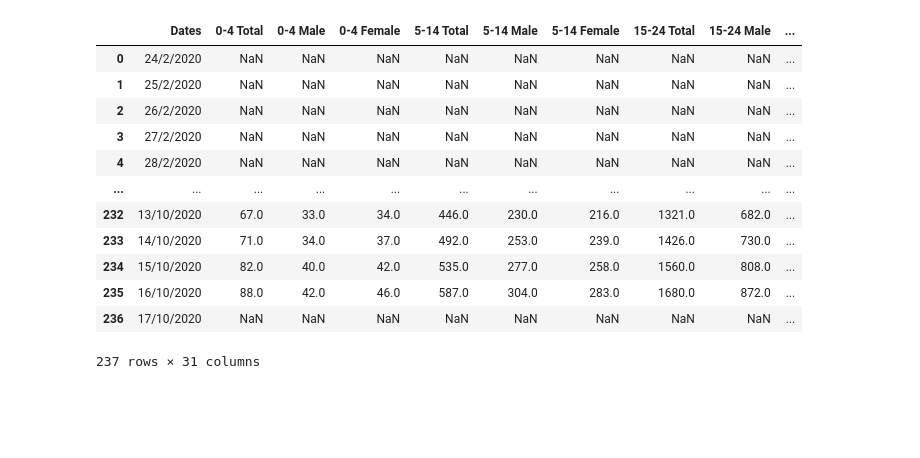
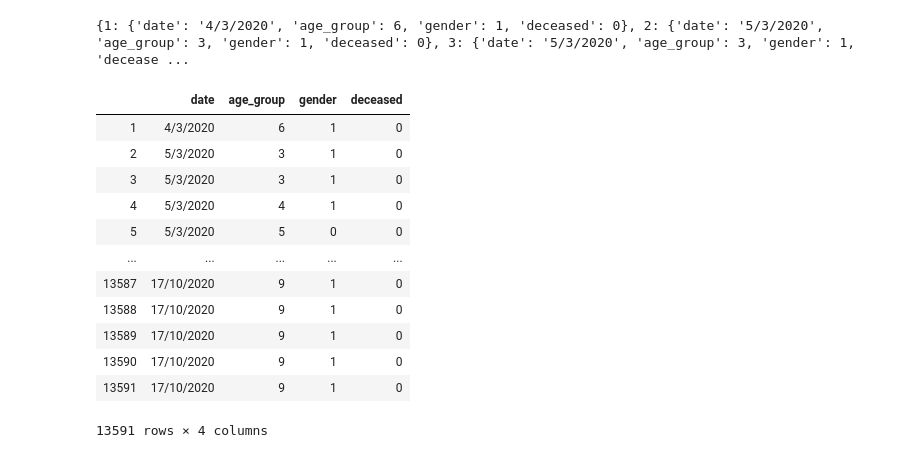
Before and after one commit to MartinVid/Covid19, a Jupyter notebook: Slovenia_Covid_Dataset.ipynb, the cells around one changed output. Drawn from its saved outputs; the diff is of its cells as text; code cells hidden in the pictures; blank space fills up the shorter version.

Commit message:
'SloveniaDataset_v2'

```diff
--- a/Slovenia_Covid_Dataset.ipynb
+++ b/Slovenia_Covid_Dataset.ipynb
@@ -72,19 +8,33 @@ dataset = {'Dates': dates,
-# %%
-import pandas as pd
-
-df = pd.DataFrame(dataset)
-df
-# %% [output]
-|  | Dates | 0-4 Total | 0-4 Male | 0-4 Female | 5-14 Total | 5-14 Male | 5-14 Female | 15-24 Total | 15-24 Male | ... |
-| 0 | 24/2/2020 | NaN | NaN | NaN | NaN | NaN | NaN | NaN | NaN | ... |
-| 1 | 25/2/2020 | NaN | NaN | NaN | NaN | NaN | NaN | NaN | NaN | ... |
-| 2 | 26/2/2020 | NaN | NaN | NaN | NaN | NaN | NaN | NaN | NaN | ... |
-| 3 | 27/2/2020 | NaN | NaN | NaN | NaN | NaN | NaN | NaN | NaN | ... |
-| 4 | 28/2/2020 | NaN | NaN | NaN | NaN | NaN | NaN | NaN | NaN | ... |
-| ... | ... | ... | ... | ... | ... | ... | ... | ... | ... | ... |
-| 232 | 13/10/2020 | 67.0 | 33.0 | 34.0 | 446.0 | 230.0 | 216.0 | 1321.0 | 682.0 | ... |
-| 233 | 14/10/2020 | 71.0 | 34.0 | 37.0 | 492.0 | 253.0 | 239.0 | 1426.0 | 730.0 | ... |
-| 234 | 15/10/2020 | 82.0 | 40.0 | 42.0 | 535.0 | 277.0 | 258.0 | 1560.0 | 808.0 | ... |
-| 235 | 16/10/2020 | 88.0 | 42.0 | 46.0 | 587.0 | 304.0 | 283.0 | 1680.0 | 872.0 | ... |
-| 236 | 17/10/2020 | NaN | NaN | NaN | NaN | NaN | NaN | NaN | NaN | ... |
-237 rows × 31 columns
+# %%
+def getCasesOnDate(age_group_string, j, type, casesPerAgeToDate, casesPerAgeToYesterday):
+    casesPerAgeToDateCnt = 0
+    casesPerAgeToYesterdayCnt = 0
+
+    if(casesPerAgeToDate[j][type] is not None):
+        casesPerAgeToDateCnt = casesPerAgeToDate[j][type]
+
+    if(casesPerAgeToYesterday[j][type] is not None):
+        casesPerAgeToYesterdayCnt = casesPerAgeToYesterday[j][type]
+
+    casesOnDate =  casesPerAgeToDateCnt - casesPerAgeToYesterdayCnt
+#     if(casesOnDate > 0):
+#         print(age_group_string + ' type: ' + type + ' casesOnDate: ' + str(casesOnDate))
+    return casesOnDate
+# %%
+def populateDataset(ppl_dataset, date, age_group, on_date_female, on_date_male, deceased):
+#     print('Date: ' + date + ' age_group: ' + str(age_group) + ' Deceased: ' + str(deceased) + ' Female cases: ' + str(on_date_female) + ' Male cases: ' + str(on_date_male))
+    for k in range(on_date_female):
+        ppl_dataset[len(ppl_dataset)+1] = {
+            'date': date,
+            'age_group': age_group,
+            'gender': 0,
+            'deceased': deceased
+        }
+    for k in range(on_date_male):
+        ppl_dataset[len(ppl_dataset)+1] = {
+            'date': date,
+            'age_group': age_group,
+            'gender': 1,
+            'deceased': deceased
+        }
+    return ppl_dataset;
@@ -90,0 +124,21 @@ df
+# %%
+print(ppl_dataset);
+# %% [output]
+{1: {'date': '4/3/2020', 'age_group': 6, 'gender': 1, 'deceased': 0}, 2: {'date': '5/3/2020', 'age_group': 3, 'gender': 1, 'deceased': 0}, 3: {'date': '5/3/2020', 'age_group': 3, 'gender': 1, 'decease ...
+# %%
+df = pd.DataFrame(ppl_dataset).T
+df
+# %% [output]
+|  | date | age_group | gender | deceased |
+| 1 | 4/3/2020 | 6 | 1 | 0 |
+| 2 | 5/3/2020 | 3 | 1 | 0 |
+| 3 | 5/3/2020 | 3 | 1 | 0 |
+| 4 | 5/3/2020 | 4 | 1 | 0 |
+| 5 | 5/3/2020 | 5 | 0 | 0 |
+| ... | ... | ... | ... | ... |
+| 13587 | 17/10/2020 | 9 | 1 | 0 |
+| 13588 | 17/10/2020 | 9 | 1 | 0 |
+| 13589 | 17/10/2020 | 9 | 1 | 0 |
+| 13590 | 17/10/2020 | 9 | 1 | 0 |
+| 13591 | 17/10/2020 | 9 | 1 | 0 |
+13591 rows × 4 columns
```
Also changed, not shown: parts of 7 cells of this notebook, 1 other file.
